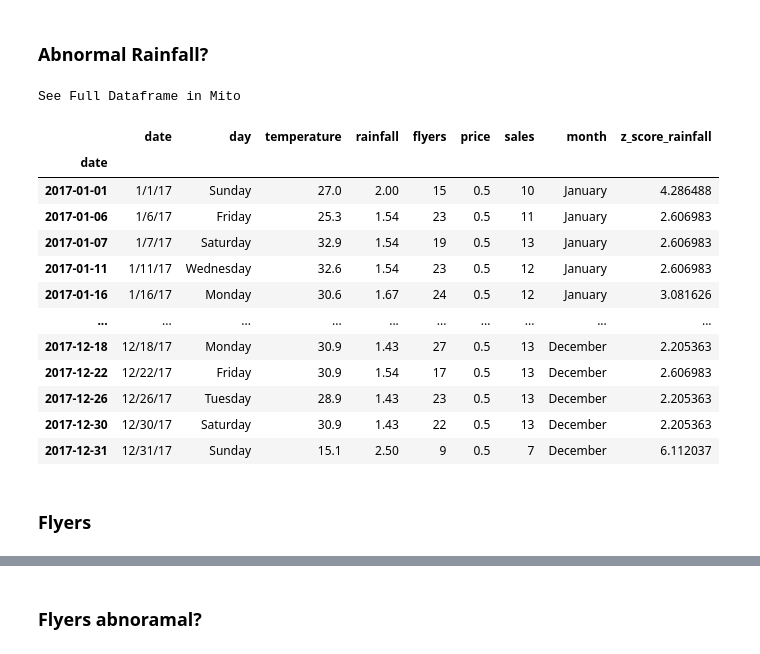
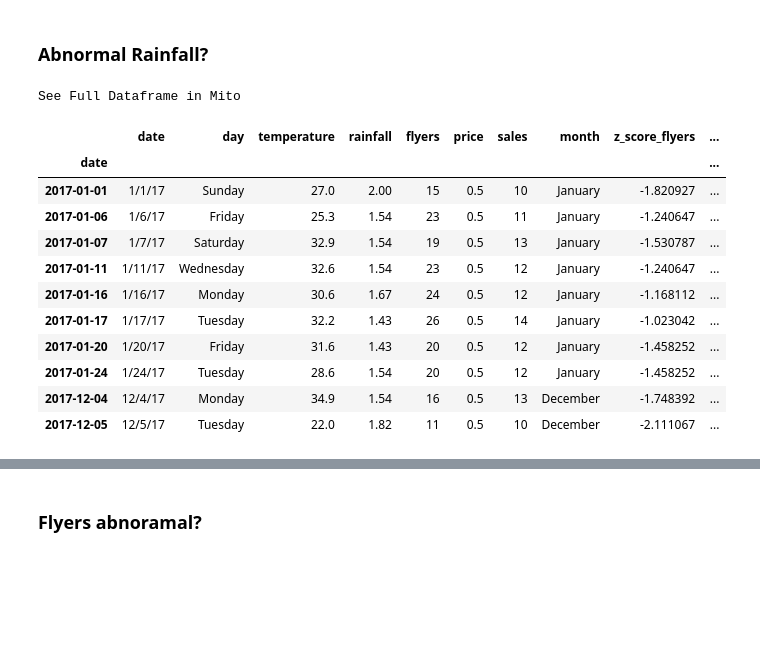
Before and after one commit to stephenkipkurui/anomaly-detection-excercises, a Jupyter notebook: continuous_probabilistic_methods.ipynb, the cells around one changed output, grey strips where cells are left out. Cells and saved outputs as stored; diff of their text form; code cells hidden in the pictures; blank space fills up the shorter version.

```diff
--- a/continuous_probabilistic_methods.ipynb
+++ b/continuous_probabilistic_methods.ipynb
@@ -69,12 +80,11 @@ Flexible multiplier**
 # %%
+# Enter 1.5 multiplier  (mild outliers)
+
 for col in df.columns:
     if np.issubdtype(df[col].dtype, np.number):
         print(col+':')
         low_bound, up_bound = get_lower_and_upper_bounds(df[col])
         print(f'\tLower bound:---- {low_bound}\n\tUpper bound:---- {up_bound}\n')
-
-    else:
-        pass
 # %% [output]
 temperature:
 Enter value for multiplier: 1.5
@@ -93,3 +103,11 @@ sales:
 Enter value for multiplier: 1.5
         Lower bound:---- 5.0
         Upper bound:---- 45.0
+# %%
+# Using 3.0 multiplier (more extreme outliers)
+
+for col in df.columns:
+    if np.issubdtype(df[col].dtype, np.number):
+        print(col+':')
+        low_bound, up_bound = get_lower_and_upper_bounds(df[col])
+        print(f'\tLower bound:---- {low_bound}\n\tUpper bound:---- {up_bound}\n')
@@ -137,3 +185,0 @@ Using categorical units to plot a list of strings that are all parsable as float
-# %%
-df['z_score_rainfall'] = (df['rainfall'] - df['rainfall'].mean()) / df['rainfall'].std()
-df.head()
@@ -148,0 +186,6 @@ See Full Dataframe in Mito
+# %%
+for col in df[[ 'temperature', 'rainfall','flyers','price', 'sales']]:
+
+    df["z_score_"+col] = (df[col] - df[col].mean()) / df[col].std()
+
+df.head()
@@ -150,21 +202,18 @@ See Full Dataframe in Mito
 ### Abnormal Rainfall?
 # %%
 # Finds all of the observations two standard deviations or more.
-df[df.z_score_rainfall.abs() > 2]
+df[df.z_score_rainfall.abs() > 2].head(10)
 # %% [output]
 See Full Dataframe in Mito
-|  | date | day | temperature | rainfall | flyers | price | sales | month | z_score_rainfall |
-| date |  |  |  |  |  |  |  |  |  |
-| 2017-01-01 | 1/1/17 | Sunday | 27.0 | 2.00 | 15 | 0.5 | 10 | January | 4.286488 |
-| 2017-01-06 | 1/6/17 | Friday | 25.3 | 1.54 | 23 | 0.5 | 11 | January | 2.606983 |
-| 2017-01-07 | 1/7/17 | Saturday | 32.9 | 1.54 | 19 | 0.5 | 13 | January | 2.606983 |
-| 2017-01-11 | 1/11/17 | Wednesday | 32.6 | 1.54 | 23 | 0.5 | 12 | January | 2.606983 |
-| 2017-01-16 | 1/16/17 | Monday | 30.6 | 1.67 | 24 | 0.5 | 12 | January | 3.081626 |
-| ... | ... | ... | ... | ... | ... | ... | ... | ... | ... |
-| 2017-12-18 | 12/18/17 | Monday | 30.9 | 1.43 | 27 | 0.5 | 13 | December | 2.205363 |
-| 2017-12-22 | 12/22/17 | Friday | 30.9 | 1.54 | 17 | 0.5 | 13 | December | 2.606983 |
-| 2017-12-26 | 12/26/17 | Tuesday | 28.9 | 1.43 | 23 | 0.5 | 13 | December | 2.205363 |
-| 2017-12-30 | 12/30/17 | Saturday | 30.9 | 1.43 | 22 | 0.5 | 13 | December | 2.205363 |
-| 2017-12-31 | 12/31/17 | Sunday | 15.1 | 2.50 | 9 | 0.5 | 7 | December | 6.112037 |
+|  | date | day | temperature | rainfall | flyers | price | sales | month | z_score_flyers | ... |
+| date |  |  |  |  |  |  |  |  |  | ... |
+| 2017-01-01 | 1/1/17 | Sunday | 27.0 | 2.00 | 15 | 0.5 | 10 | January | -1.820927 | ... |
+| 2017-01-06 | 1/6/17 | Friday | 25.3 | 1.54 | 23 | 0.5 | 11 | January | -1.240647 | ... |
+| 2017-01-07 | 1/7/17 | Saturday | 32.9 | 1.54 | 19 | 0.5 | 13 | January | -1.530787 | ... |
+| 2017-01-11 | 1/11/17 | Wednesday | 32.6 | 1.54 | 23 | 0.5 | 12 | January | -1.240647 | ... |
+| 2017-01-16 | 1/16/17 | Monday | 30.6 | 1.67 | 24 | 0.5 | 12 | January | -1.168112 | ... |
+| 2017-01-17 | 1/17/17 | Tuesday | 32.2 | 1.43 | 26 | 0.5 | 14 | January | -1.023042 | ... |
+| 2017-01-20 | 1/20/17 | Friday | 31.6 | 1.43 | 20 | 0.5 | 12 | January | -1.458252 | ... |
+| 2017-01-24 | 1/24/17 | Tuesday | 28.6 | 1.54 | 20 | 0.5 | 12 | January | -1.458252 | ... |
+| 2017-12-04 | 12/4/17 | Monday | 34.9 | 1.54 | 16 | 0.5 | 13 | December | -1.748392 | ... |
+| 2017-12-05 | 12/5/17 | Tuesday | 22.0 | 1.82 | 11 | 0.5 | 10 | December | -2.111067 | ... |
-# %% [markdown]
-### Flyers
```
Also changed, not shown: parts of 21 cells of this notebook, 3 other files.
